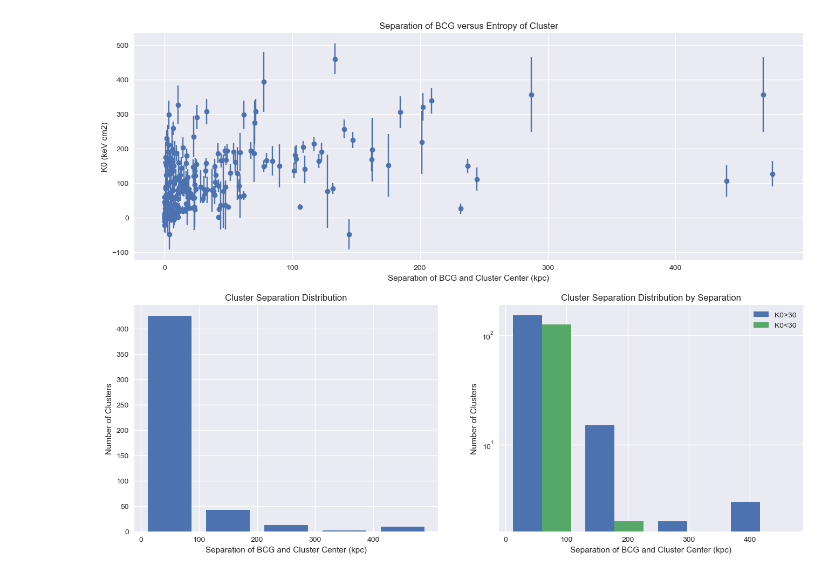
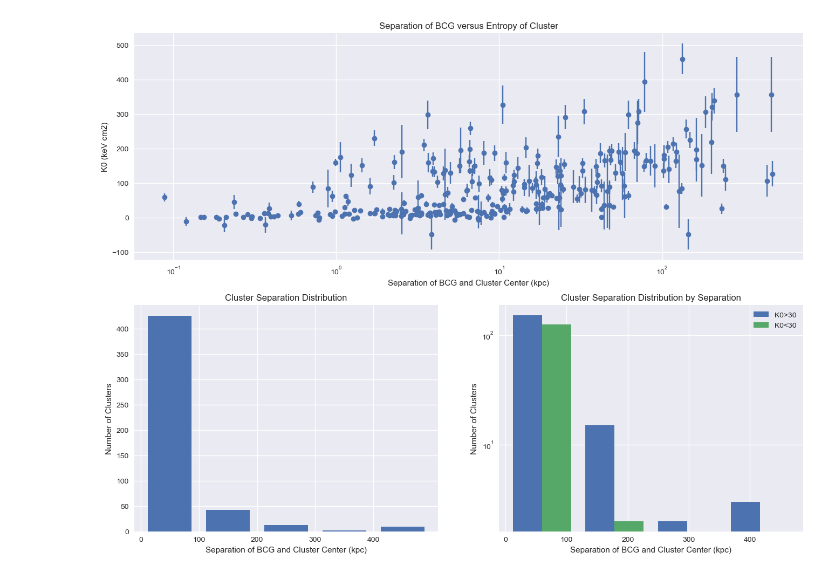
Before and after one commit to farahconor/summer23, a Jupyter notebook: BCGs/bcg_separation_vs_k0/bcg_separation_vs_k0.ipynb, the cells around one changed output. Cells and saved outputs as stored; diff of their text form; code cells hidden in the pictures.

Commit message:
Changed plot scaling

```diff
--- a/BCGs/bcg_separation_vs_k0/bcg_separation_vs_k0.ipynb
+++ b/BCGs/bcg_separation_vs_k0/bcg_separation_vs_k0.ipynb
@@ -10,30 +10,31 @@ k0under30 = data[data[:,1]<30]
 # %%
 plt.subplots(figsize=(8*2, 6*2))
 plt.subplot(2,1,1)
 plt.errorbar(data[:,0],data[:,1],yerr=data[:,2],fmt="o")
 plt.xlabel("Separation of BCG and Cluster Center (kpc)")
 plt.ylabel("K0 (keV cm2)")
 plt.title("Separation of BCG versus Entropy of Cluster")
+plt.xscale('log')
 
 plt.subplot(2,2,3)
 truncated_seps = fulldata[:,0]
 truncated_seps[truncated_seps>400]=450
 truncated_seps
 plt.hist(truncated_seps,bins=[0,100,200,300,400,500],rwidth=0.75)
 plt.xticks([0,100,200,300,400])
 plt.xlabel("Separation of BCG and Cluster Center (kpc)")
 plt.ylabel('Number of Clusters')
 plt.title("Cluster Separation Distribution")
 
 plt.subplot(2,2,4)
 plt.hist([k0over30[:,0],k0under30[:,0]],stacked=False,bins=4,label=['K0>30','K0<30'])
 plt.legend()
 plt.yscale('log')
 plt.xlabel("Separation of BCG and Cluster Center (kpc)")
 plt.ylabel('Number of Clusters')
 plt.title("Cluster Separation Distribution by Separation")
 
 plt.savefig('bcg_separation_vs_k0.png')
 plt.show()
 # %% [output]
-[figure, old version]
+[figure, new version]
```
Also changed, not shown: 1 other file.
